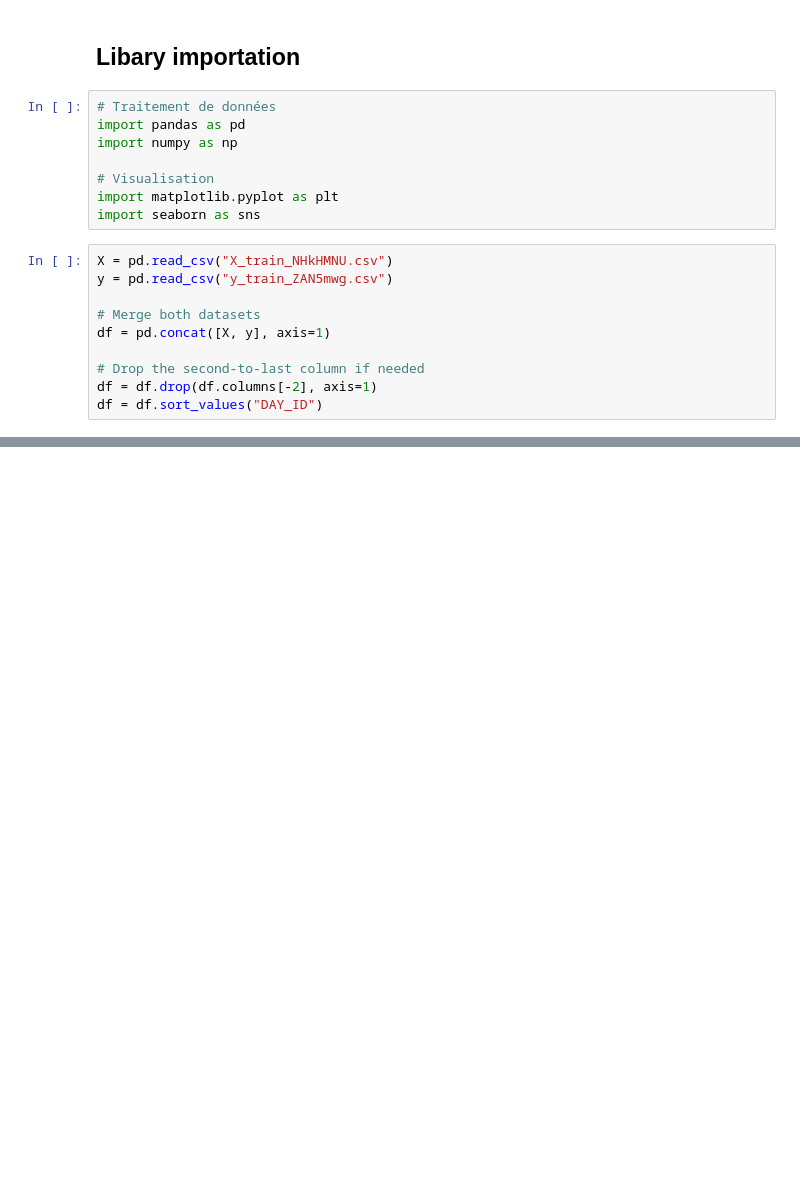
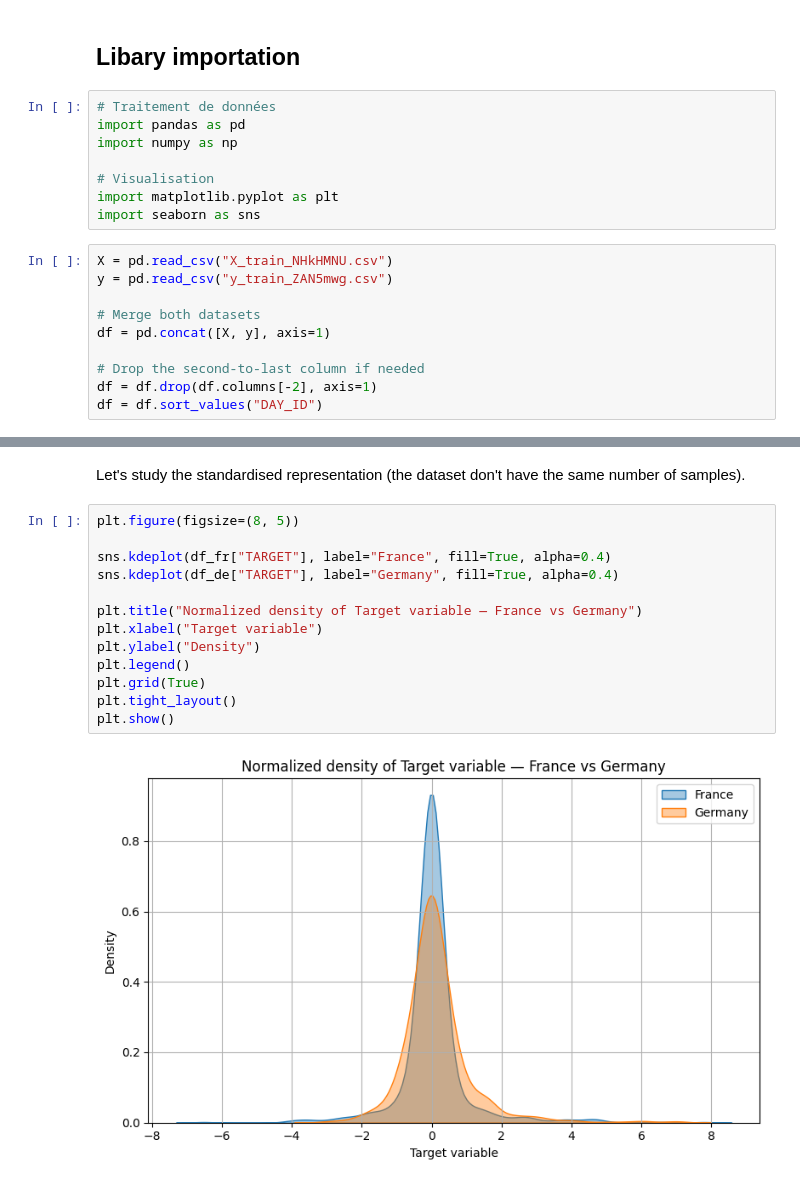
Before and after one commit to margauxgirona/project-ML, a Jupyter notebook: Univariate_data_analysis.ipynb, the cells around one changed output, grey strips where cells are left out. Saved outputs shown, nothing was run; the diff lists cells and outputs as text; blank space fills up the shorter version.

```diff
--- a/Univariate_data_analysis.ipynb
+++ b/Univariate_data_analysis.ipynb
@@ -30,0 +88,17 @@ For this analysis, we will study the french and german separatly to better under
+# %% [markdown]
+Let's study the standardised representation (the dataset don't have the same number of samples).
+# %%
+plt.figure(figsize=(8, 5))
+
+sns.kdeplot(df_fr["TARGET"], label="France", fill=True, alpha=0.4)
+sns.kdeplot(df_de["TARGET"], label="Germany", fill=True, alpha=0.4)
+
+plt.title("Normalized density of Target variable — France vs Germany")
+plt.xlabel("Target variable")
+plt.ylabel("Density")
+plt.legend()
+plt.grid(True)
+plt.tight_layout()
+plt.show()
+# %% [output]
+[figure, added]
```
Also changed, not shown: parts of 28 cells of this notebook.
